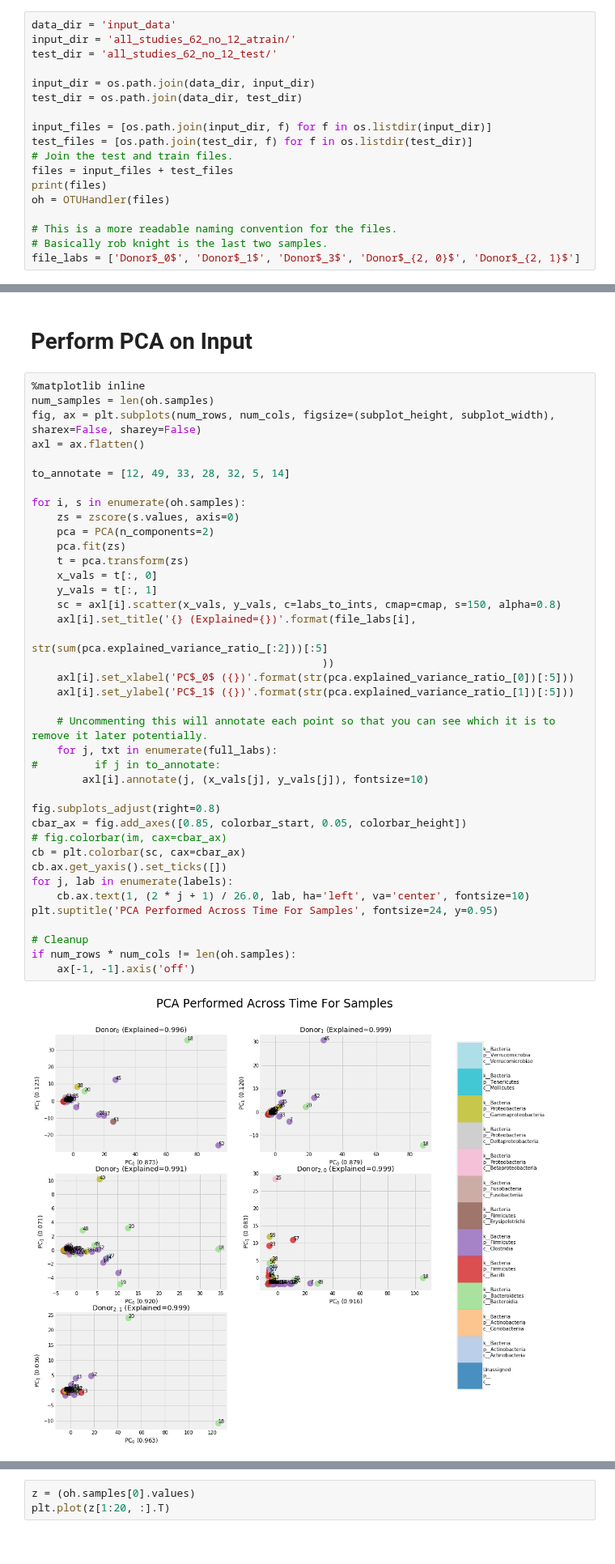
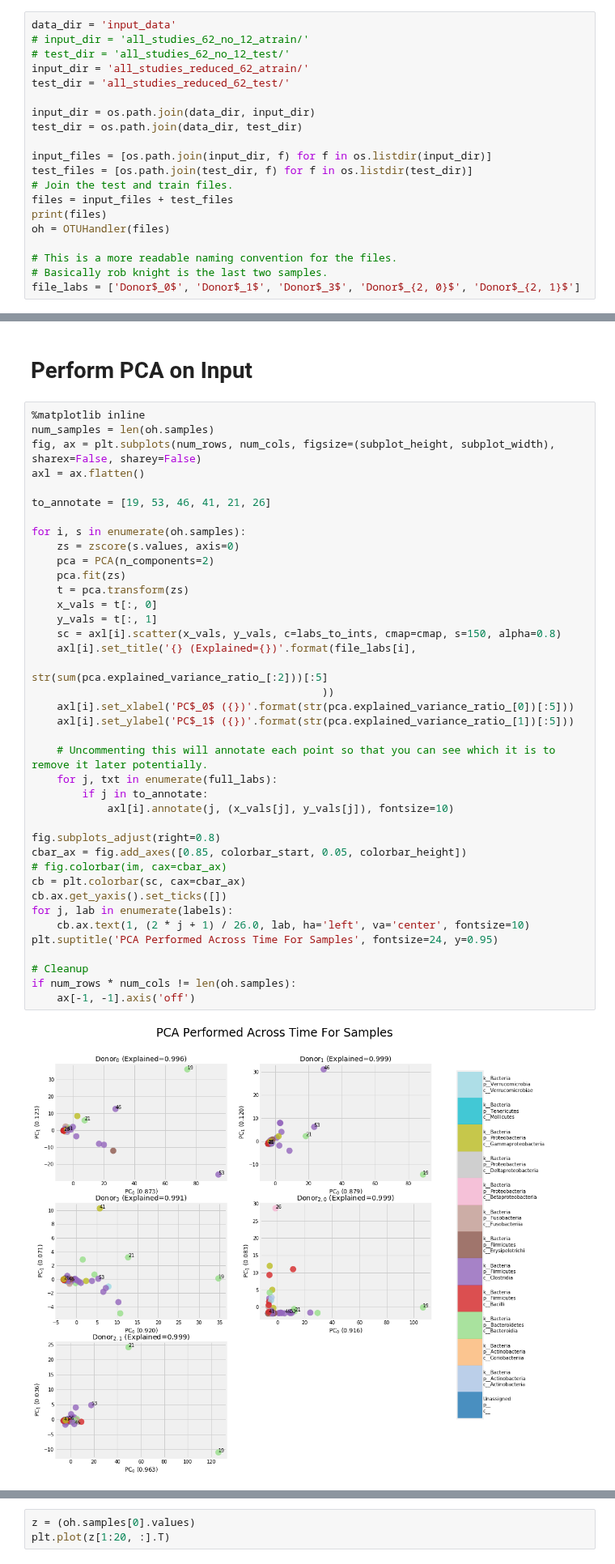
Before and after one commit to michaelwiest/microbiome-rnn, a Jupyter notebook: notebooks/Input Analysis.ipynb, the cells around one changed output, grey strips where cells are left out. Shown at 81% size. Saved outputs shown, nothing was run; the diff lists cells and outputs as text.

```diff
--- a/notebooks/Input Analysis.ipynb
+++ b/notebooks/Input Analysis.ipynb
@@ -39,8 +39,10 @@ def complete_and_multiindex_df(df, split_char):
     return combined
 # %%
 data_dir = 'input_data'
-input_dir = 'all_studies_62_no_12_atrain/'
-test_dir = 'all_studies_62_no_12_test/'
+# input_dir = 'all_studies_62_no_12_atrain/'
+# test_dir = 'all_studies_62_no_12_test/'
+input_dir = 'all_studies_reduced_62_atrain/'
+test_dir = 'all_studies_reduced_62_test/'
 
 input_dir = os.path.join(data_dir, input_dir)
 test_dir = os.path.join(data_dir, test_dir)
@@ -287,41 +285,41 @@ num_samples = len(oh.samples)
 fig, ax = plt.subplots(num_rows, num_cols, figsize=(subplot_height, subplot_width), sharex=False, sharey=False)
 axl = ax.flatten()
 
-to_annotate = [12, 49, 33, 28, 32, 5, 14]
+to_annotate = [19, 53, 46, 41, 21, 26]
 
 for i, s in enumerate(oh.samples):
     zs = zscore(s.values, axis=0)
     pca = PCA(n_components=2)
     pca.fit(zs)
     t = pca.transform(zs)
     x_vals = t[:, 0]
     y_vals = t[:, 1]
     sc = axl[i].scatter(x_vals, y_vals, c=labs_to_ints, cmap=cmap, s=150, alpha=0.8)
     axl[i].set_title('{} (Explained={})'.format(file_labs[i],
                                                str(sum(pca.explained_variance_ratio_[:2]))[:5]
                                               ))
     axl[i].set_xlabel('PC$_0$ ({})'.format(str(pca.explained_variance_ratio_[0])[:5]))
     axl[i].set_ylabel('PC$_1$ ({})'.format(str(pca.explained_variance_ratio_[1])[:5]))
 
     # Uncommenting this will annotate each point so that you can see which it is to remove it later potentially.
     for j, txt in enumerate(full_labs):
-#         if j in to_annotate:
-        axl[i].annotate(j, (x_vals[j], y_vals[j]), fontsize=10)
+        if j in to_annotate:
+            axl[i].annotate(j, (x_vals[j], y_vals[j]), fontsize=10)
 
 fig.subplots_adjust(right=0.8)
 cbar_ax = fig.add_axes([0.85, colorbar_start, 0.05, colorbar_height])
 # fig.colorbar(im, cax=cbar_ax)
 cb = plt.colorbar(sc, cax=cbar_ax)
 cb.ax.get_yaxis().set_ticks([])
 for j, lab in enumerate(labels):
     cb.ax.text(1, (2 * j + 1) / 26.0, lab, ha='left', va='center', fontsize=10)
 plt.suptitle('PCA Performed Across Time For Samples', fontsize=24, y=0.95)
 
 # Cleanup
 if num_rows * num_cols != len(oh.samples):
     ax[-1, -1].axis('off')
 # %% [output]
-[figure, old version]
+[figure, new version]
 # %%
 
 fig, ax = plt.subplots(num_rows, num_cols, figsize=(subplot_height, subplot_width), sharex=False, sharey=False)
```
Also changed, not shown: parts of 6 cells of this notebook, 1 other file.
